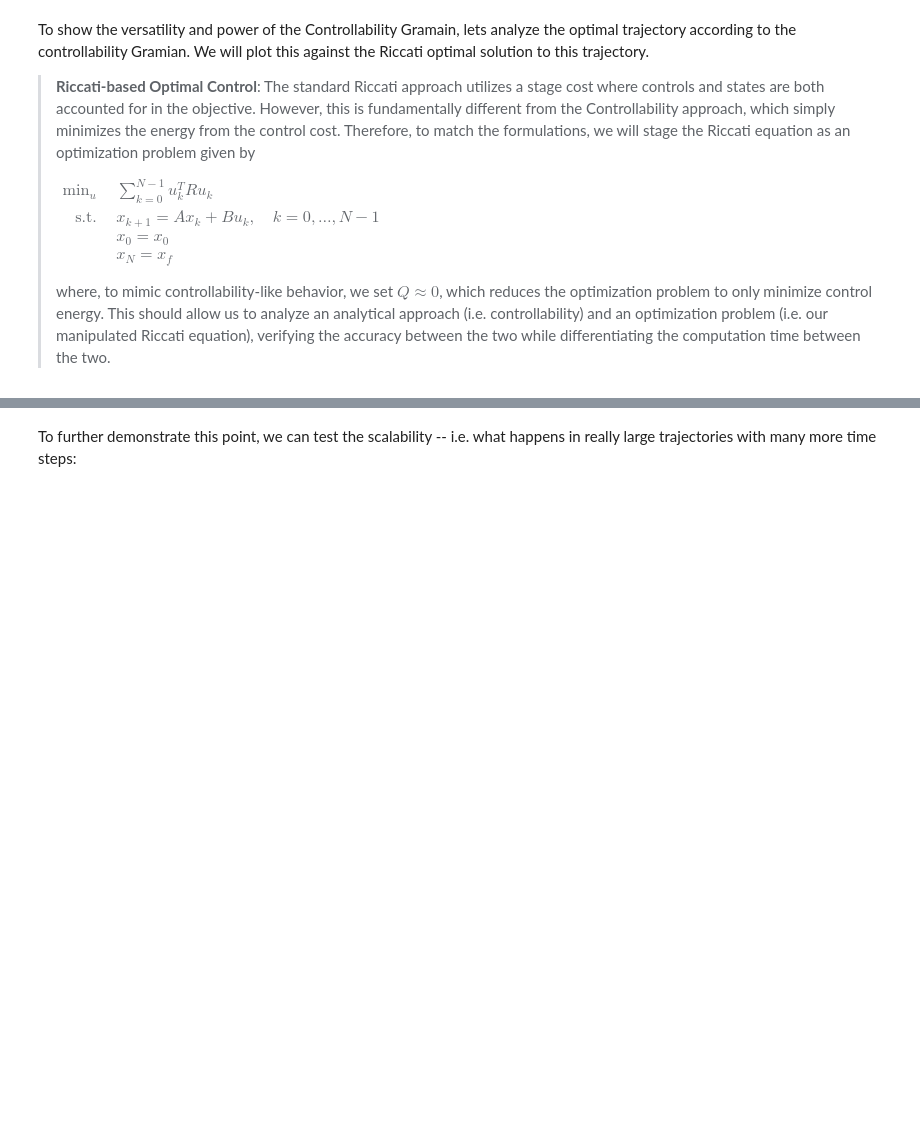
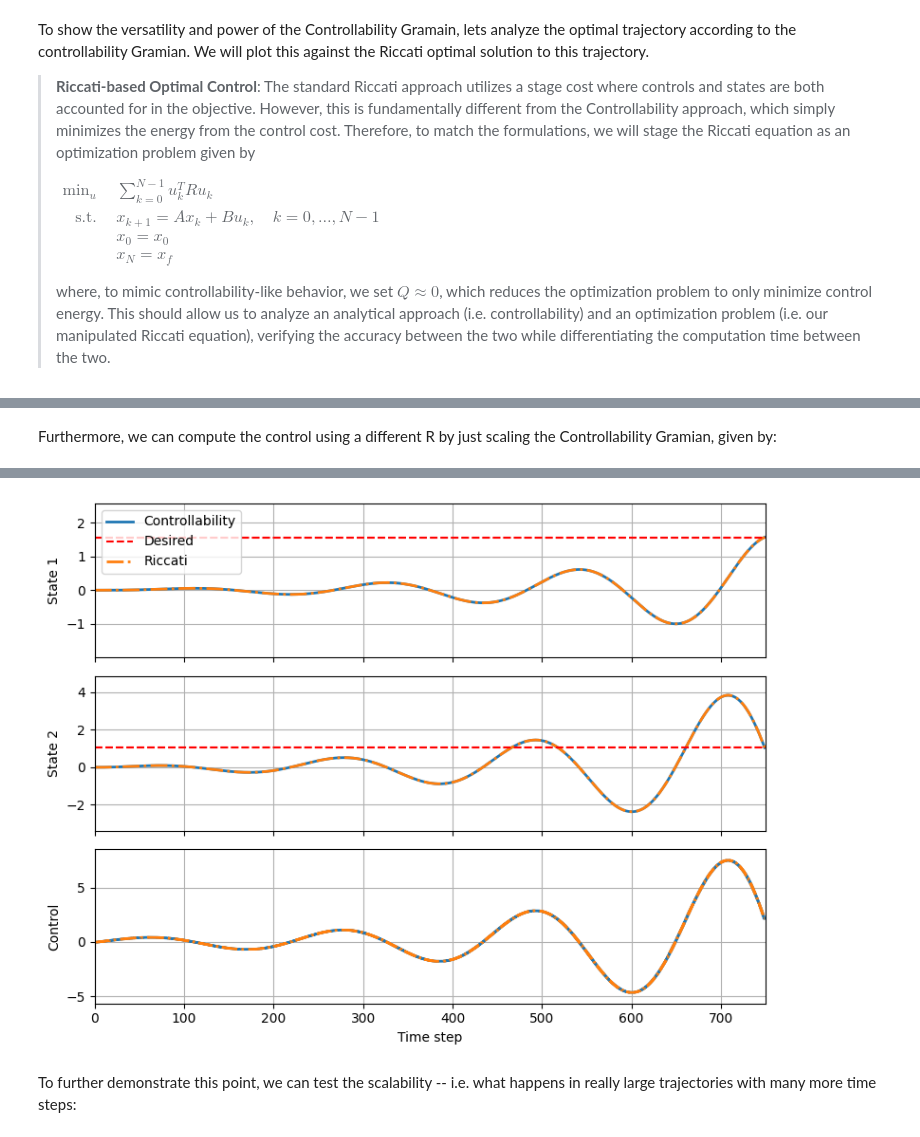
Before and after one commit to p-smith22/dymad-dev, a Jupyter notebook: examples/controllability/part_1.ipynb, the cells around one changed output, grey strips where cells are left out. Cells and saved outputs as stored; diff of their text form; code cells hidden in the pictures; blank space fills up the shorter version.

```diff
--- a/examples/controllability/part_1.ipynb
+++ b/examples/controllability/part_1.ipynb
@@ -286 +295,38 @@ Controllability is faster by a factor of 63.0!
 [figure]
+# %% [markdown]
+Furthermore, we can compute the control using a different R by just scaling the Controllability Gramian, given by:
+# %%
+# Problem settings:
+x_f = np.array([np.pi / 2, np.pi / 3]).T
+x_0 = np.array([0, 0]).T
+n_tsteps = 750
+
+# Define R for control cost:
+R = 200 * np.eye(B.shape[1])
+
+# Recompute controllability:
+Ctrl, W_c, _ = weighted_controllability(A, B, R, n_tsteps)
+
+# Solve for control sequence using controllability:
+start_time_ctr = time.time()
+x_ctr, u_ctr = optimal_ctrl(A, B, C, model, Ctrl, W_c, n_tsteps, x_0, x_f, plot_graph=False)
+end_time_ctr = time.time()
+elapsed_ctr = end_time_ctr - start_time_ctr
+
+# Define weights (now in latent space):
+Q = 1e-8 * np.eye(A.shape[0])
+
+# Solve for control sequence by optimizing the riccati equation:
+start_time_ric = time.time()
+x_ric, u_ric = riccati_opt(A, B, C, model, x_0, x_f, n_tsteps, Q, R)
+end_time_ric = time.time()
+elapsed_ric = end_time_ric - start_time_ric
+
+# Plot trajectories (both are now in observation space):
+plot_traj(np.stack([x_ctr[1:].T, x_ric[1:].T], axis=-1), np.stack([u_ctr, u_ric.T], axis=-1), n_tsteps, x_f, lab=['Controllability', "Riccati"], line=['-','-.'])
+cost_ctr = np.sum(u_ctr**2)
+cost_ric = np.sum(u_ric**2)
+print(f"Controllability control energy of {cost_ctr:.3f}, endpoint error of {np.linalg.norm(x_ctr[-1, :] - x_f):.2e}, and elapsed time of {elapsed_ctr:.3f}")
+print(f"Riccati control energy of {cost_ric:.3f}, endpoint error of {np.linalg.norm(x_ric[-1, :] - x_f):.2e}, and elapsed time of {elapsed_ric:.3f}")
+print(f"Controllability is faster by a factor of {elapsed_ric / elapsed_ctr:.1f}!")
+# %% [output]
@@ -287,3 +337,4 @@ Controllability is faster by a factor of 63.0!
+[figure, added]
 # %% [markdown]
 To further demonstrate this point, we can test the scalability -- i.e. what happens in really large trajectories with many more time steps:
 # %%
```
Also changed, not shown: parts of 6 cells of this notebook, 2 other files.
